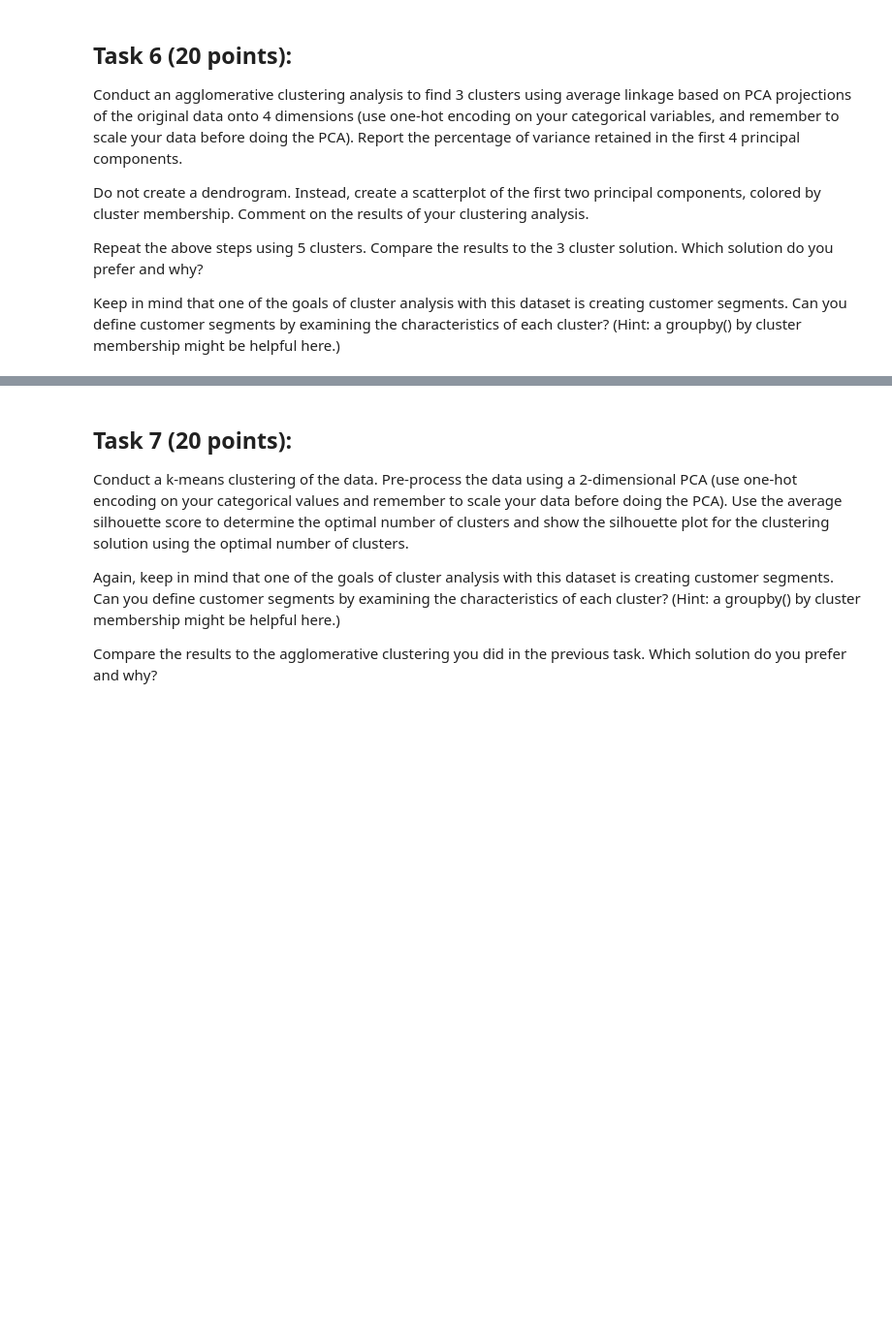
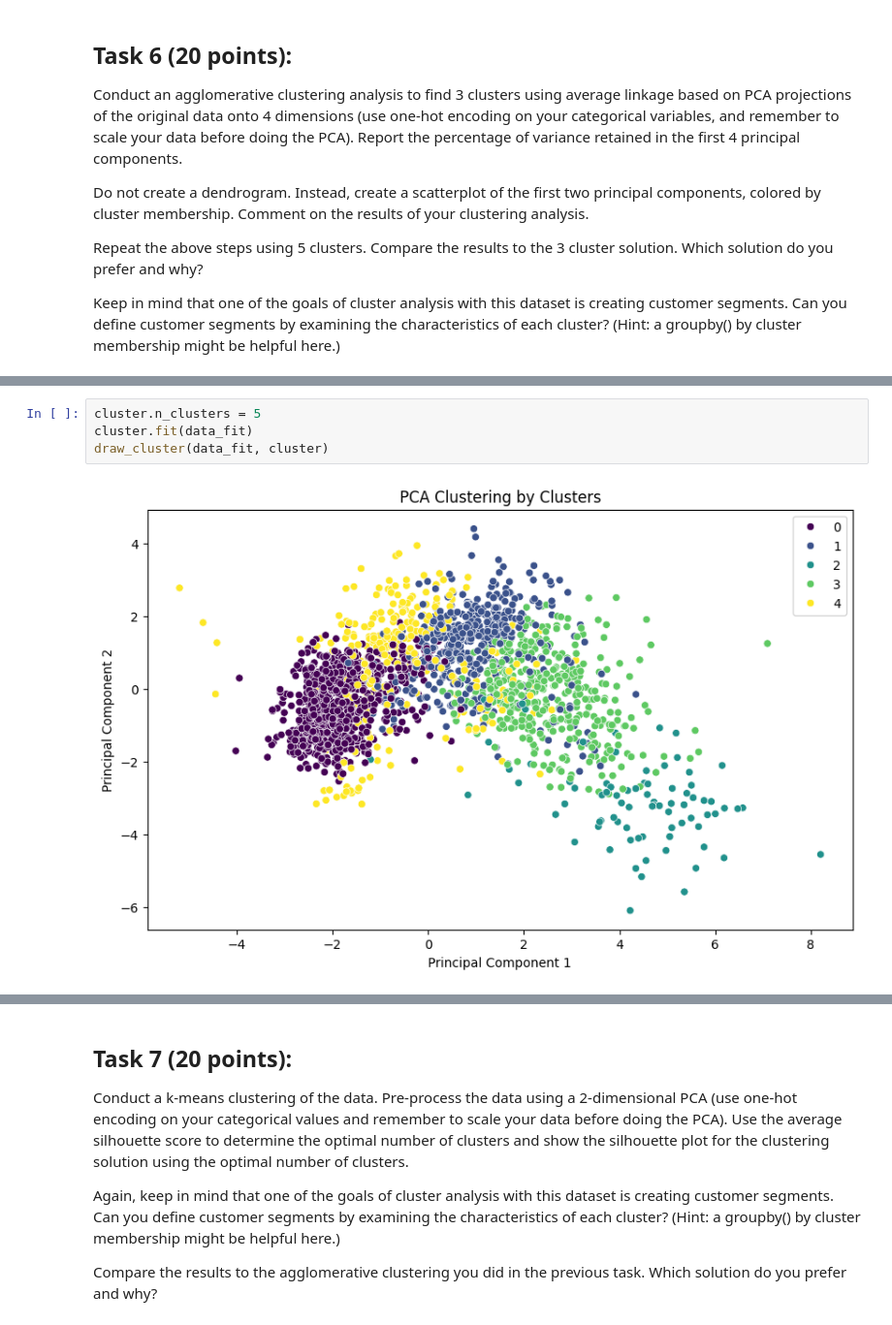
Before and after one commit to NakaFrozn/SI618, a Jupyter notebook: Assignments/Homework06/SI_618_Homework_06.ipynb, the cells around one changed output, grey strips where cells are left out. Shown at 97% size. Saved outputs shown, nothing was run; the diff lists cells and outputs as text; blank space fills up the shorter version.

```diff
--- a/Assignments/Homework06/SI_618_Homework_06.ipynb
+++ b/Assignments/Homework06/SI_618_Homework_06.ipynb
@@ -314,0 +429,6 @@ Insert your explanations and interpretations here.
+# %%
+cluster.n_clusters = 5
+cluster.fit(data_fit)
+draw_cluster(data_fit, cluster)
+# %% [output]
+[figure, added]
```
Also changed, not shown: parts of 39 cells of this notebook.
